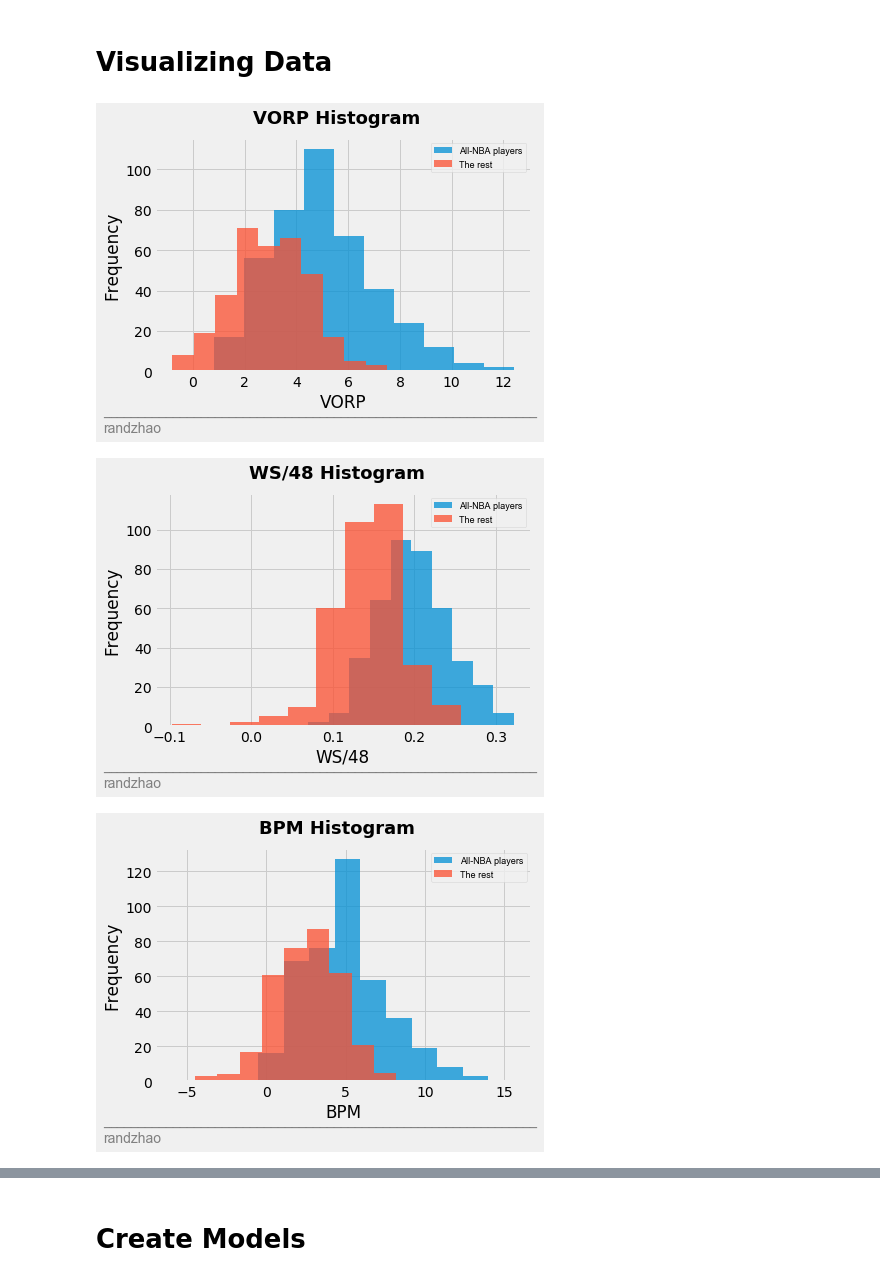
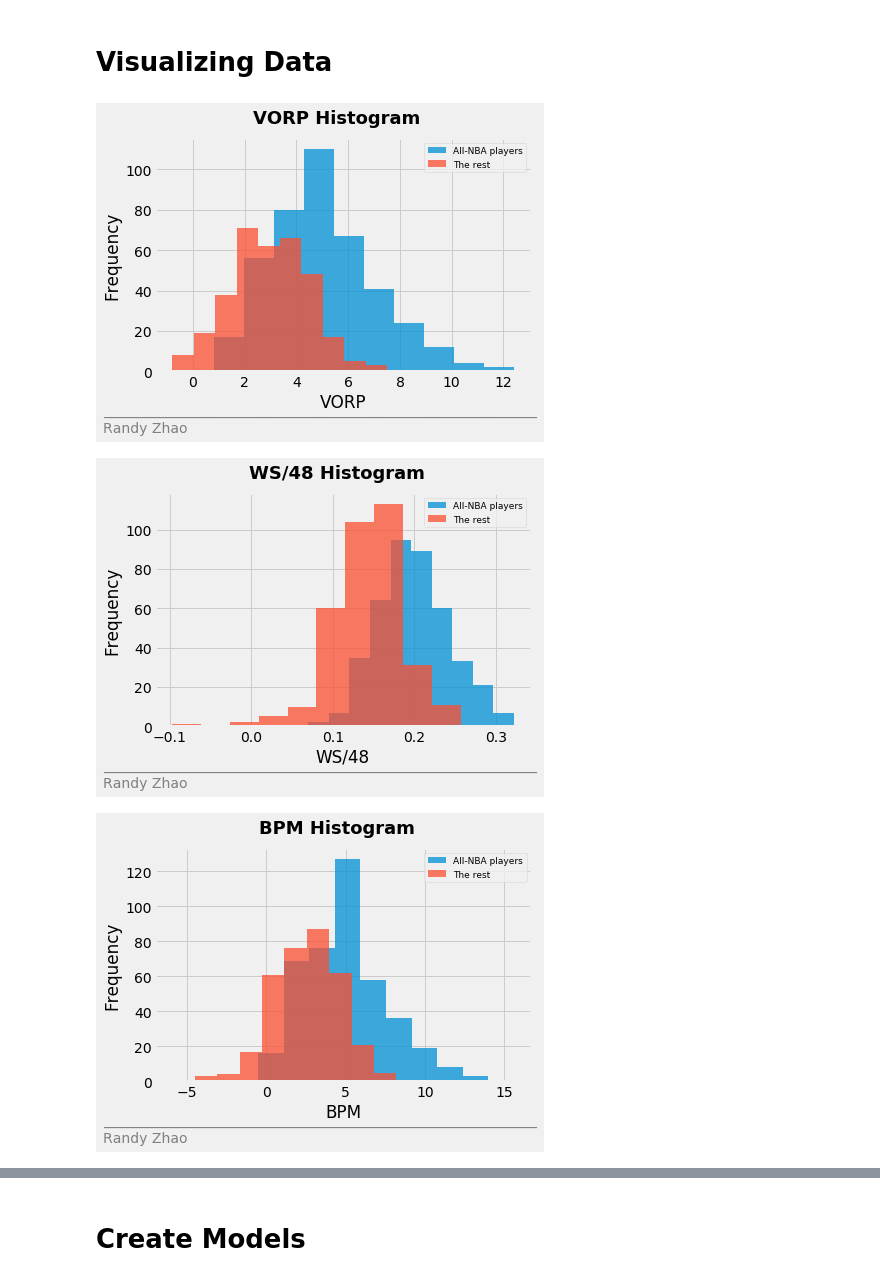
Before and after one commit to zhaorandy/all-nba-predictor, a Jupyter notebook: Model.ipynb, the cells around one changed output, grey strips where cells are left out. Cells and saved outputs as stored; diff of their text form; code cells hidden in the pictures.

```diff
--- a/Model.ipynb
+++ b/Model.ipynb
@@ -47,28 +47,28 @@ not_all_nba = cleaned_all_nba.loc[cleaned_all_nba['All-NBA'] == 0]
 # %%
 plt.style.use('fivethirtyeight')
 vorp_hist, ax = plt.subplots()
 
 ax.hist(actual_all_nba['VORP'], alpha = .75, label = 'All-NBA players')
 ax.hist(not_all_nba['VORP'], alpha = .75, label = 'The rest')
 
-ax.legend(loc='best', prop={'size': 9, "family": "Arial"})
+ax.legend(loc='best', prop={'size': 9, "family": "DejaVu Sans"})
 
 ax.set_xlabel('VORP')
 ax.set_ylabel('Frequency')
 
 vorp_hist.suptitle("VORP Histogram", weight = 'bold', size = 18)
 
 vorp_hist.text(x = -0.04, y = -0.08,
     s = '______________________________________________________________',
     fontsize = 14, color = 'grey', horizontalalignment='left')
 
 vorp_hist.text(x = -0.04, y = -.14,
-    s = 'randzhao',
-    fontsize = 14, fontname = 'Arial', color = 'grey', horizontalalignment='left')
+    s = 'Randy Zhao',
+    fontsize = 14, fontname = 'DejaVu Sans', color = 'grey', horizontalalignment='left')
 
 vorp_hist.savefig('Figures/vorp_hist.png', dpi = 400, bbox_inches = 'tight')
 # %% [output]
-[figure, old version]
+[figure, new version]
 # %%
 plt.style.use('fivethirtyeight')
 ws_hist, ax = plt.subplots()
@@ -76,7 +76,7 @@ ws_hist, ax = plt.subplots()
 ax.hist(actual_all_nba['WS/48'], alpha = .75, label = 'All-NBA players')
 ax.hist(not_all_nba['WS/48'], alpha = .75, label = 'The rest')
 
-ax.legend(loc='best', prop={'size': 9, "family": "Arial"})
+ax.legend(loc='best', prop={'size': 9, "family": "DejaVu Sans"})
 
 ax.set_xlabel('WS/48')
 ax.set_ylabel('Frequency')
@@ -88,19 +88,19 @@ ws_hist.text(x = -0.04, y = -0.08,
     fontsize = 14, color = 'grey', horizontalalignment='left')
 
 ws_hist.text(x = -0.04, y = -.14,
-    s = 'randzhao',
-    fontsize = 14, fontname = 'Arial', color = 'grey', horizontalalignment='left')
+    s = 'Randy Zhao',
+    fontsize = 14, fontname = 'DejaVu Sans', color = 'grey', horizontalalignment='left')
 
 ws_hist.savefig('Figures/ws_hist.png', dpi = 400, bbox_inches = 'tight')
 # %% [output]
-[figure, old version]
+[figure, new version]
 # %%
 bpm_hist, ax = plt.subplots()
 
 ax.hist(actual_all_nba['BPM'], alpha = .75, label = 'All-NBA players')
 ax.hist(not_all_nba['BPM'], alpha = .75, label = 'The rest')
 
-ax.legend(loc='best', prop={'size': 9, "family": "Arial"})
+ax.legend(loc='best', prop={'size': 9, "family": "DejaVu Sans"})
 
 ax.set_xlabel('BPM')
 ax.set_ylabel('Frequency')
@@ -112,11 +112,11 @@ bpm_hist.text(x = -0.04, y = -0.08,
     fontsize = 14, color = 'grey', horizontalalignment='left')
 
 bpm_hist.text(x = -0.04, y = -.14,
-    s = 'randzhao',
-    fontsize = 14, fontname = 'Arial', color = 'grey', horizontalalignment='left')
+    s = 'Randy Zhao',
+    fontsize = 14, fontname = 'DejaVu Sans', color = 'grey', horizontalalignment='left')
 bpm_hist.savefig('Figures/bpm_hist.png', dpi = 400, bbox_inches = 'tight')
 # %% [output]
-[figure, old version]
+[figure, new version]
 # %%
 pposs_VORP, ax = plt.subplots()
 
```
Also changed, not shown: parts of 22 cells of this notebook, 14 other files.
